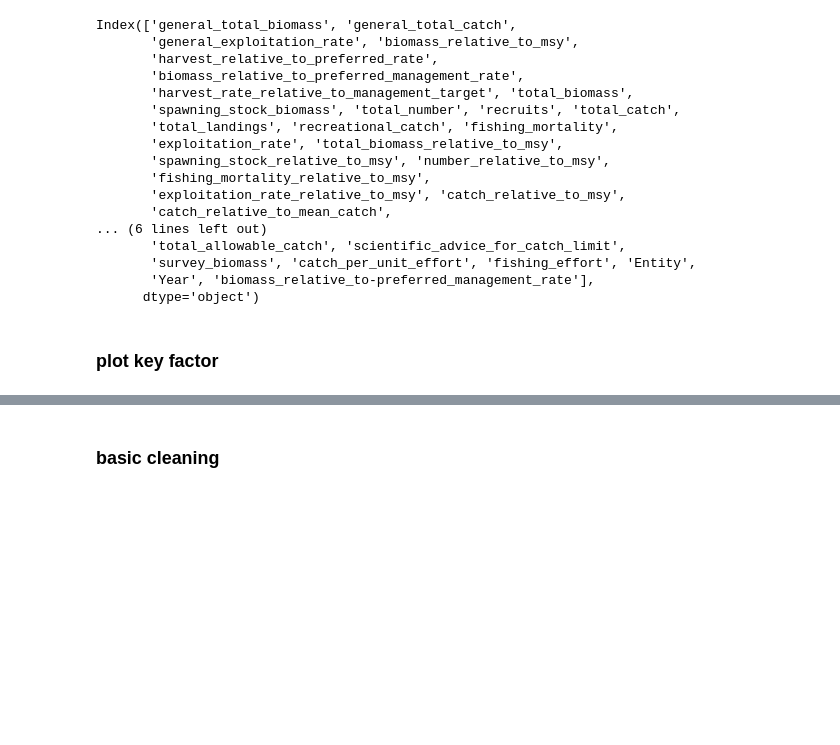
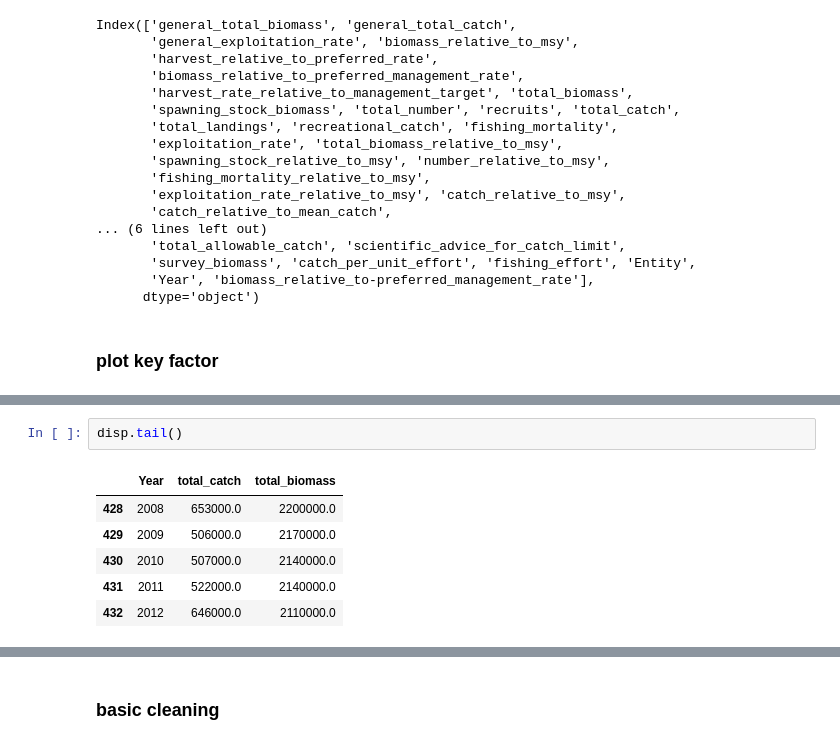
Before and after one commit to diilanofficial2002/Aqua-Biomass-Project, a Jupyter notebook: src/main.ipynb, the cells around one changed output, grey strips where cells are left out. Cells and saved outputs as stored; diff of their text form; blank space fills up the shorter version.

```diff
--- a/src/main.ipynb
+++ b/src/main.ipynb
@@ -56,3 +80,12 @@ Index(['general_total_biomass', 'general_total_catch',
+# %%
+disp.tail()
+# %% [output]
+|  | Year | total_catch | total_biomass |
+| 428 | 2008 | 653000.0 | 2200000.0 |
+| 429 | 2009 | 506000.0 | 2170000.0 |
+| 430 | 2010 | 507000.0 | 2140000.0 |
+| 431 | 2011 | 522000.0 | 2140000.0 |
+| 432 | 2012 | 646000.0 | 2110000.0 |
 # %%
 # Plot using Seaborn
 plt.figure(figsize=(10, 6))
```
Also changed, not shown: parts of 4 cells of this notebook, 2 other files.
